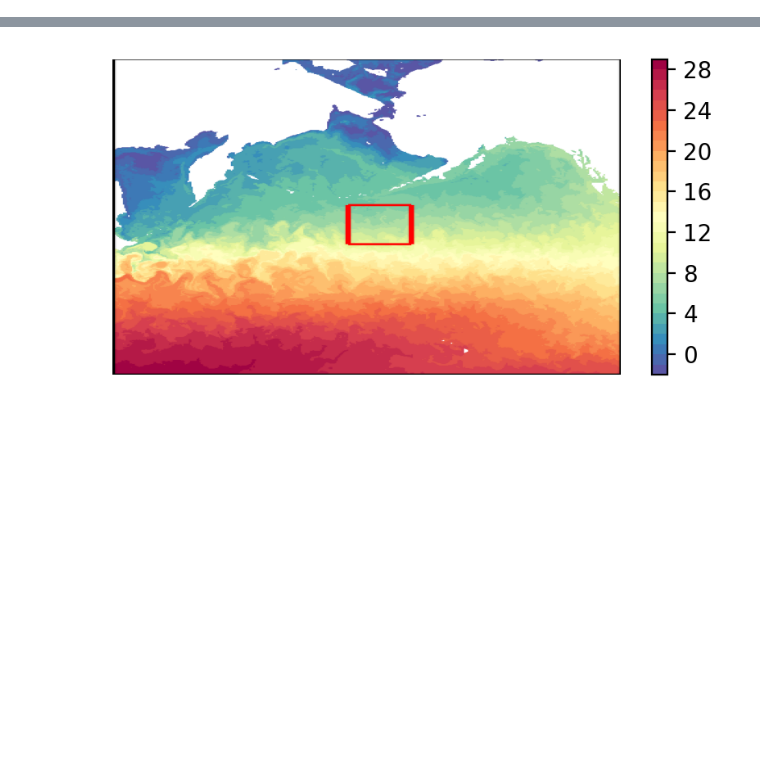
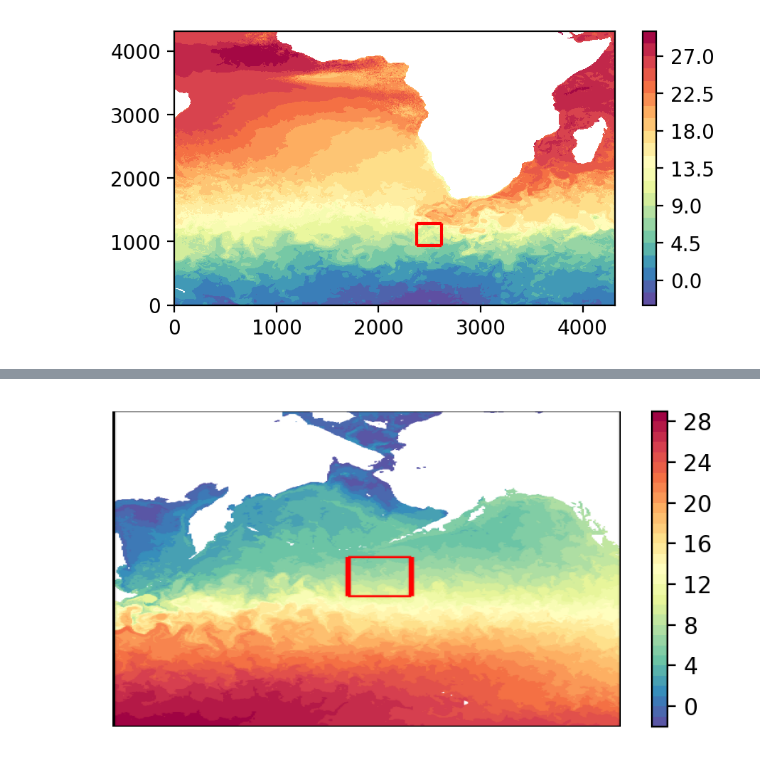
Before and after one commit to GHOpenonic/LLC_ocean_emulator, a Jupyter notebook: high_res_diagnostics/MLD/MLD_grid#comparison.ipynb, the cells around one changed output, grey strips where cells are left out. Cells and saved outputs as stored; diff of their text form; code cells hidden in the pictures; blank space fills up the shorter version.

```diff
--- a/high_res_diagnostics/MLD/MLD_grid#comparison.ipynb
+++ b/high_res_diagnostics/MLD/MLD_grid#comparison.ipynb
@@ -12 +14,36 @@ from xhistogram.xarray import histogram
 from pathlib import Path
+# %%
+data_dir = '/orcd/data/abodner/002/cody/MLD_per_pixel'
+data1 = 'MLD_1_(432,9192)_Agulhas'
+data2 ='MLD_2_zarr_storage_rerun_(432,9192)_Agulhas'
+MLD_1 = xr.open_zarr(f'{data_dir}/{data1}.zarr',consolidated=False)
+MLD_2 = xr.open_zarr(f'{data_dir}/{data2}.zarr',consolidated=False)
+llc = xr.open_zarr('/orcd/data/abodner/003/LLC4320/LLC4320',consolidated=False)
+# %%
+t1 = MLD_1.isel(time=0)
+# extract box i,j extents
+i_0 = t1.i.values.min()
+i_1 = t1.i.values.max()
+j_0 = t1.j.values.min()
+j_1 = t1.j.values.max()
+# j_0 = 800
+# j_1 = j_0 + 540
+# i_0 = 2500
+# i_1 = i_0 + 540
+
+# let's visualize loc of interest
+llc_vis = llc.isel(time=2000,face=1, k=14)
+fig, ax = plt.subplots(figsize=(5,2.5),dpi=200)
+cf = ax.contourf(llc_vis['Theta']['i'], llc_vis['Theta']['j'], llc_vis['Theta'], cmap="Spectral_r",vmin=np.min(llc_vis['Theta']).values,vmax=np.max(llc_vis['Theta']).values, levels = 30)
+
+ax.hlines(y=j_0, xmin=i_0, xmax=i_1, colors='r')
+ax.hlines(y=j_1, xmin=i_0, xmax=i_1, colors='r')
+ax.vlines(x=i_0, ymin=j_0, ymax=j_1, colors='r')
+ax.vlines(x=i_1, ymin=j_0, ymax=j_1, colors='r')
+
+plt.colorbar(cf, ax = ax)
+ax.set_xlim(0,4320)
+
+plt.show()
+# %% [output]
+[figure, added]
```
Also changed, not shown: parts of 10 cells of this notebook, 28 other files.
